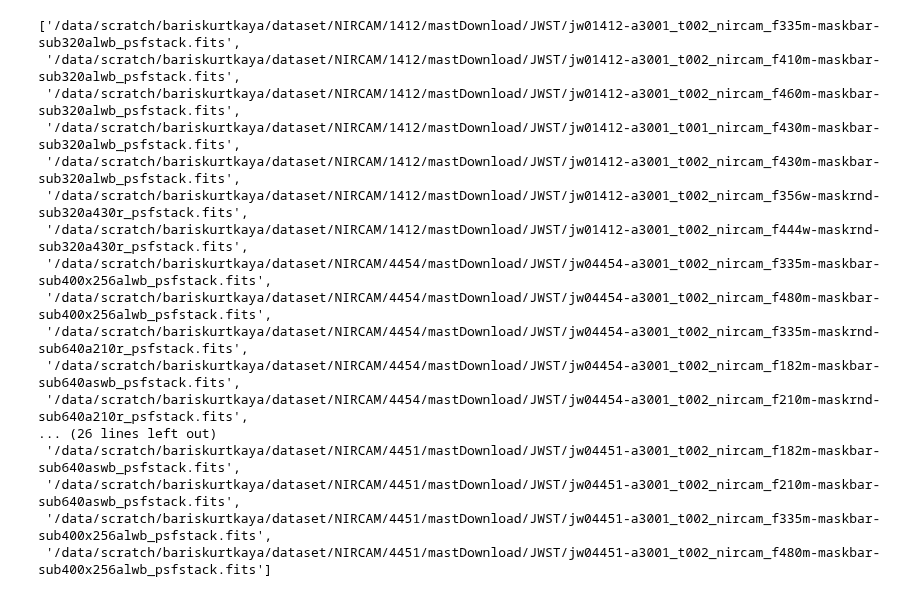
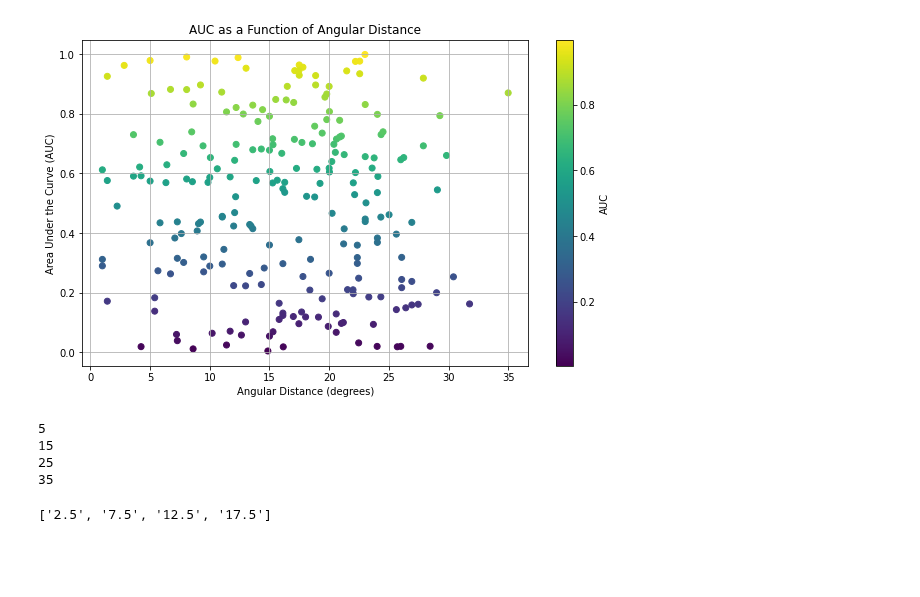
Before and after one commit to AstroMusers/AI-Boosted-Coronagraphy, a Jupyter notebook: notebooks/visualize_dataset.ipynb, the cells around one changed output. Drawn from its saved outputs; the diff is of its cells as text; code cells hidden in the pictures; blank space fills up the shorter version.

```diff
--- a/notebooks/visualize_dataset.ipynb
+++ b/notebooks/visualize_dataset.ipynb
@@ -121,20 +144,25 @@ Distance: 36.069377593742864
-# %%
-glob.glob("/data/scratch/bariskurtkaya/dataset/NIRCAM/*/*/*/*psfstack.fits")
-# %% [output]
-['/data/scratch/bariskurtkaya/dataset/NIRCAM/1412/mastDownload/JWST/jw01412-a3001_t002_nircam_f335m-maskbar-sub320alwb_psfstack.fits',
- '/data/scratch/bariskurtkaya/dataset/NIRCAM/1412/mastDownload/JWST/jw01412-a3001_t002_nircam_f410m-maskbar-sub320alwb_psfstack.fits',
- '/data/scratch/bariskurtkaya/dataset/NIRCAM/1412/mastDownload/JWST/jw01412-a3001_t002_nircam_f460m-maskbar-sub320alwb_psfstack.fits',
- '/data/scratch/bariskurtkaya/dataset/NIRCAM/1412/mastDownload/JWST/jw01412-a3001_t001_nircam_f430m-maskbar-sub320alwb_psfstack.fits',
- '/data/scratch/bariskurtkaya/dataset/NIRCAM/1412/mastDownload/JWST/jw01412-a3001_t002_nircam_f430m-maskbar-sub320alwb_psfstack.fits',
- '/data/scratch/bariskurtkaya/dataset/NIRCAM/1412/mastDownload/JWST/jw01412-a3001_t002_nircam_f356w-maskrnd-sub320a430r_psfstack.fits',
- '/data/scratch/bariskurtkaya/dataset/NIRCAM/1412/mastDownload/JWST/jw01412-a3001_t002_nircam_f444w-maskrnd-sub320a430r_psfstack.fits',
- '/data/scratch/bariskurtkaya/dataset/NIRCAM/4454/mastDownload/JWST/jw04454-a3001_t002_nircam_f335m-maskbar-sub400x256alwb_psfstack.fits',
- '/data/scratch/bariskurtkaya/dataset/NIRCAM/4454/mastDownload/JWST/jw04454-a3001_t002_nircam_f480m-maskbar-sub400x256alwb_psfstack.fits',
- '/data/scratch/bariskurtkaya/dataset/NIRCAM/4454/mastDownload/JWST/jw04454-a3001_t002_nircam_f335m-maskrnd-sub640a210r_psfstack.fits',
- '/data/scratch/bariskurtkaya/dataset/NIRCAM/4454/mastDownload/JWST/jw04454-a3001_t002_nircam_f182m-maskbar-sub640aswb_psfstack.fits',
- '/data/scratch/bariskurtkaya/dataset/NIRCAM/4454/mastDownload/JWST/jw04454-a3001_t002_nircam_f210m-maskrnd-sub640a210r_psfstack.fits',
-... (26 lines left out)
- '/data/scratch/bariskurtkaya/dataset/NIRCAM/4451/mastDownload/JWST/jw04451-a3001_t002_nircam_f182m-maskbar-sub640aswb_psfstack.fits',
- '/data/scratch/bariskurtkaya/dataset/NIRCAM/4451/mastDownload/JWST/jw04451-a3001_t002_nircam_f210m-maskbar-sub640aswb_psfstack.fits',
- '/data/scratch/bariskurtkaya/dataset/NIRCAM/4451/mastDownload/JWST/jw04451-a3001_t002_nircam_f335m-maskbar-sub400x256alwb_psfstack.fits',
- '/data/scratch/bariskurtkaya/dataset/NIRCAM/4451/mastDownload/JWST/jw04451-a3001_t002_nircam_f480m-maskbar-sub400x256alwb_psfstack.fits']
+# %%
+distances_arr = np.array(distances)
+# %%
+import numpy as np
+import matplotlib.pyplot as plt
+
+# Step 1: Simulate data for angular distance
+angular_distances = np.linspace(0, 360, 100)  # Simulate 100 angular distances from 0 to 360 degrees
+
+# Step 2: Calculate AUC for each angular distance (This part needs to be replaced with your actual calculation)
+# For demonstration, let's assume AUC is calculated randomly
+np.random.seed(0)
+AUC = np.random.rand(225)  # Random AUC values for demonstration purpose
+
+# Step 3: Plot the AUC as a function of angular distance using a color map
+plt.figure(figsize=(10, 6))
+plt.scatter(distances_arr, AUC, c=AUC, cmap='viridis')
+plt.colorbar(label='AUC')
+plt.xlabel('Angular Distance (degrees)')
+plt.ylabel('Area Under the Curve (AUC)')
+plt.title('AUC as a Function of Angular Distance')
+plt.grid(True)
+plt.show()
+# %% [output]
+[figure, added]
@@ -140,0 +190,12 @@ glob.glob("/data/scratch/bariskurtkaya/dataset/NIRCAM/*/*/*/*psfstack.fits")
+# %%
+for key in ultimate_dict['bin_distances']:
+    print(key)
+# %% [output]
+5
+15
+25
+35
+# %%
+[str(int(key)/2) for key in ultimate_dict['bin_distances']]
+# %% [output]
+['2.5', '7.5', '12.5', '17.5']
```
Also changed, not shown: parts of 5 cells of this notebook, 1 other file.
